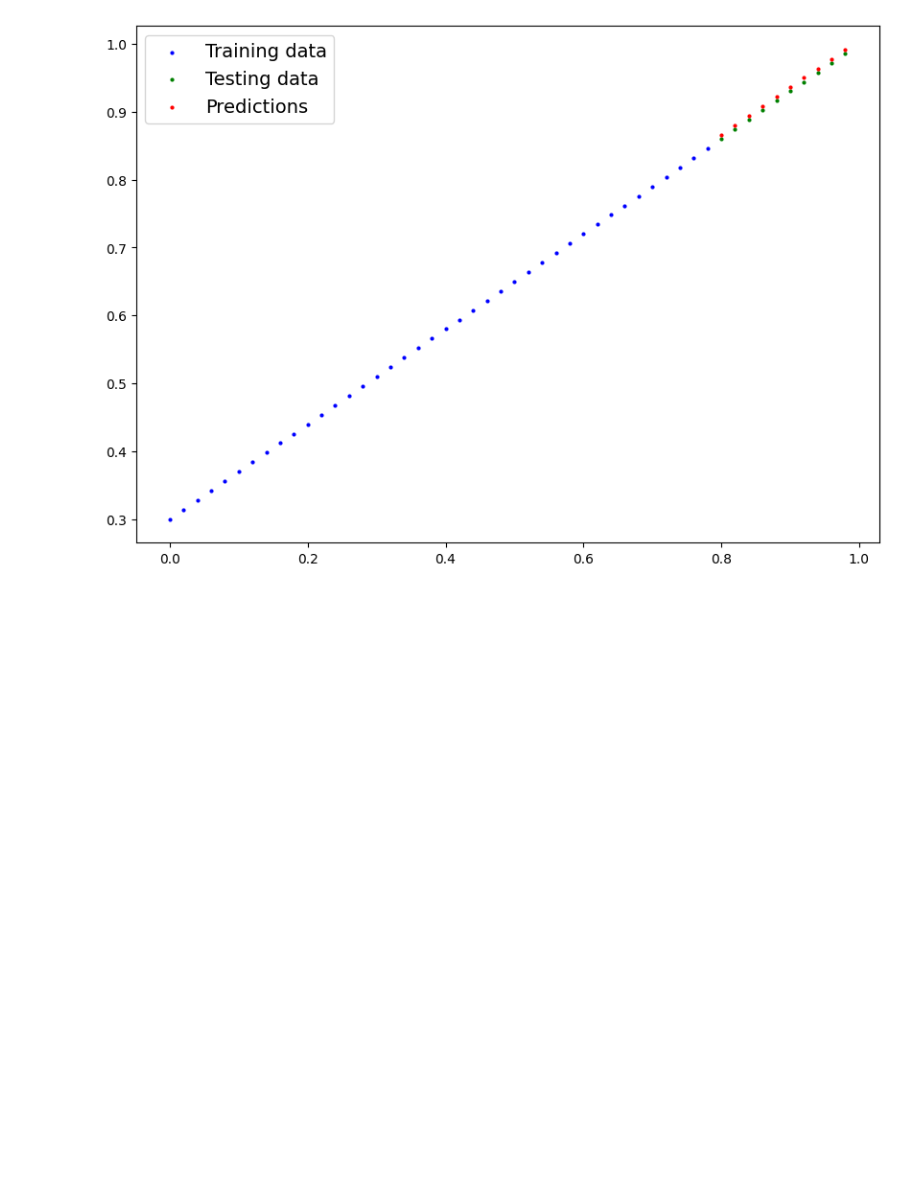
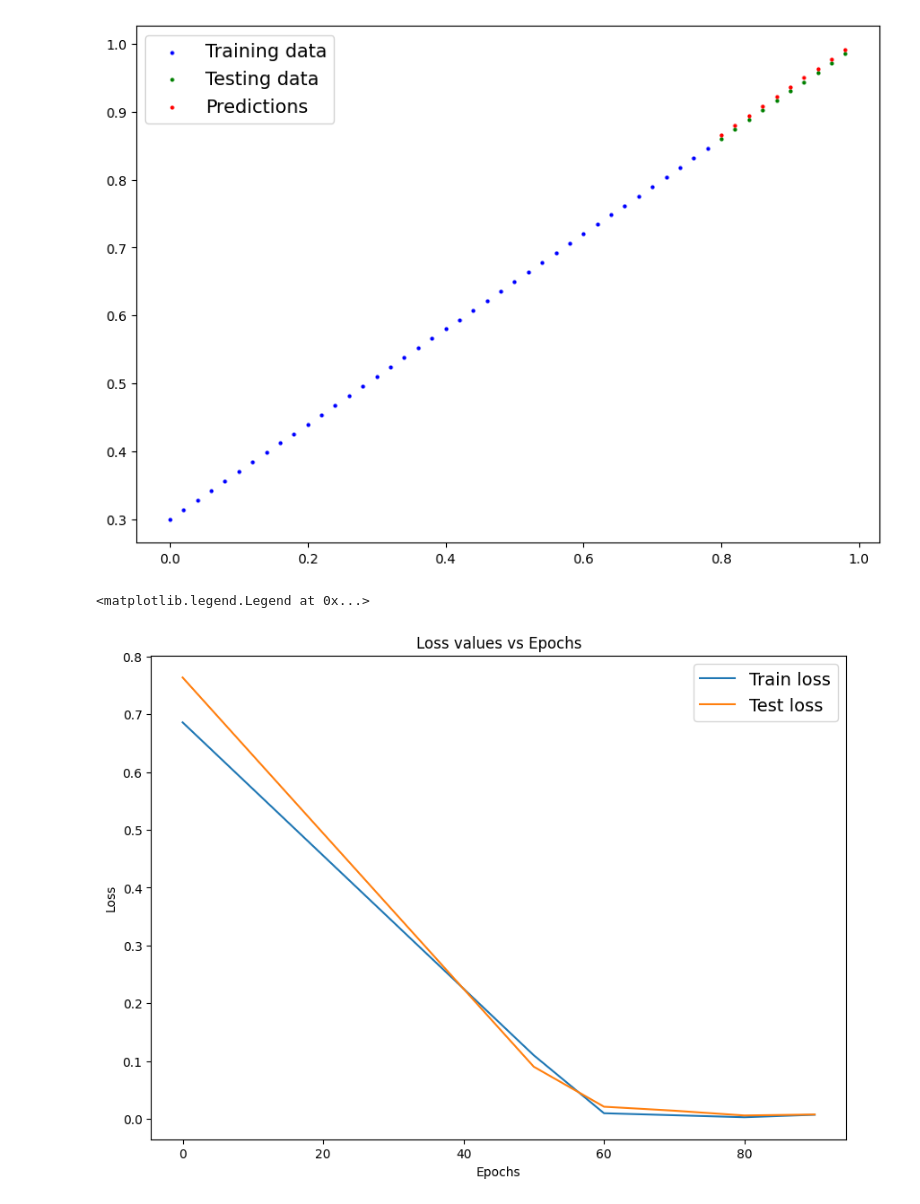
Before and after one commit to Sovit1056/Pytorch_practice, a Jupyter notebook: 01_pytorch_workflow_prac.ipynb, the cells around one changed output. Cells and saved outputs as stored; diff of their text form; code cells hidden in the pictures; blank space fills up the shorter version.

Commit message:
Loop

```diff
--- a/01_pytorch_workflow_prac.ipynb
+++ b/01_pytorch_workflow_prac.ipynb
@@ -332,7 +334,12 @@ torch.manual_seed(42)
 
 # An epoch is one loop through the data...... ( this is a hyperparameter because we've set it ourself)
 
-epochs=1 # 1 i.e. loop through one time through the data
+epochs=100 # 1 i.e. loop through one time through the data
+
+# Tracking different values
+epoch_count = []
+loss_values = []
+test_loss_values = []
 
 ### Training
 # loop through the data
@@ -346,7 +353,6 @@ for epoch in range(epochs):
 
   # 2. Calculate the loss
   loss = loss_fn(y_pred, y_train)
-  print(f"Loss: {loss}")
 
   # 3. Optimizer zero grad
   optimizer.zero_grad()
@@ -358,10 +364,28 @@ for epoch in range(epochs):
   optimizer.step()  # by default how the optimizer changes will acculumate through the loop.........we have to zero them above in step 3 for the next iteration of the loop.
 
   ### Testing
-  model_0.eval()    # turns off gradient tracking
+  model_0.eval()    # turns off different settings in the model such as dropout, batch normalization, etc. which are only used during training
+  with torch.inference_mode():    # trun off gradient tracking
+    # 1. Do the forward pass on the test data
+    test_pred = model_0(X_test)
 
-  # Print out model state_dict()
-  print(model_0.state_dict())
-  print()
+    # 2. Calculate the loss
+    test_loss = loss_fn(test_pred, y_test)
+
+    # Print out what is happening
+    if epoch % 10 == 0:  # print every 10 epochs not to see too many outputs
+
+      epoch_count.append(epoch)
+      loss_values.append(loss)
+      test_loss_values.append(test_loss)
+
+      print(f"Epoch: {epoch} | Train loss: {loss} | Test loss: {test_loss}")
+      # Print out model state_dict()
+      print(model_0.state_dict())
+      print()
+
+# Print out model state_dict()
+print(model_0.state_dict())
+print()
 plot_predicitions(predictions=y_preds)
 # %% [output]
@@ -375,3 +414,16 @@ with torch.inference_mode():
 plot_predicitions(predictions=y_preds_new)
 # %% [output]
 [figure]
+# %%
+# Plot the loss values
+import numpy as np
+plt.figure(figsize=(10, 7))
+plt.plot(epoch_count, torch.tensor(loss_values).numpy(), label="Train loss")    ## convert the loss values to numpy array for plotting
+plt.plot(epoch_count, torch.tensor(test_loss_values).numpy(), label="Test loss")
+plt.title("Loss values vs Epochs")
+plt.xlabel("Epochs")
+plt.ylabel("Loss")
+plt.legend(prop={"size": 14})
+# %% [output]
+<matplotlib.legend.Legend at 0x...>
+[figure, added]
```
Also changed, not shown: parts of 3 cells of this notebook.
